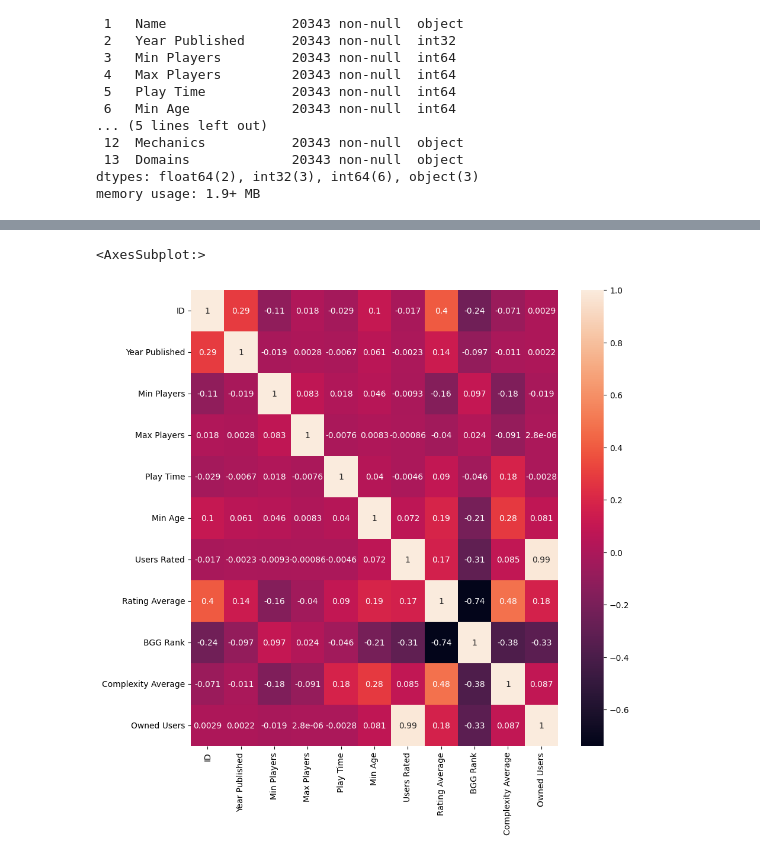
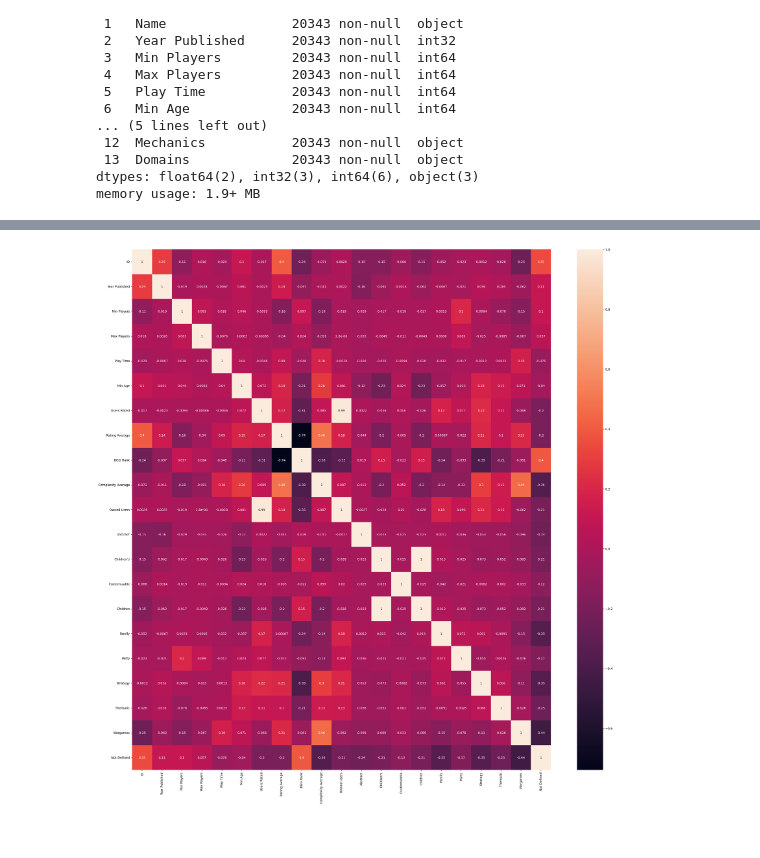
Before and after one commit to svalencia-romero/Prediccion-rating-de-usuarios-de-juegos-de-mesa, a Jupyter notebook: notebooks/02_Preprocesamiento.ipynb, the cells around one changed output, grey strips where cells are left out. Saved outputs shown, nothing was run; the diff lists cells and outputs as text; code cells hidden in the pictures.

```diff
--- a/notebooks/02_Preprocesamiento.ipynb
+++ b/notebooks/02_Preprocesamiento.ipynb
@@ -76,0 +79,3 @@ memory usage: 1.9+ MB
+# %%
+df = df.join(df['Domains'].str.split(expand=True))
+df = pd.get_dummies(df, columns=[0,1,2,3,4,5])
@@ -76,0 +84,16 @@ memory usage: 1.9+ MB
+# %%
+df["Children"] = df[["0_Children's", "2_Children's"]].any(axis='columns').astype(int)
+df["Customizable"] = df[["2_Customizable", "0_Customizable"]].any(axis='columns').astype(int)
+df["Family"] = df[["2_Family", "0_Family"]].any(axis='columns').astype(int)
+df["Party"] = df[["0_Party", "2_Party","4_Party"]].any(axis='columns').astype(int)
+df["Strategy"] = df[["0_Strategy", "2_Strategy"]].any(axis='columns').astype(int)
+df["Thematic"] = df[["0_Thematic", "2_Thematic","4_Thematic"]].any(axis='columns').astype(int)
+df["Wargames"] = df[["0_Wargames", "2_Wargames","4_Wargames"]].any(axis='columns').astype(int)
+df["Domain_Not Defined"] = df[["0_Not","1_Defined"]].any(axis='columns').astype(int)
+df = df.rename(columns={"0_Abstract":"Abstract"})
+df["Abstract"].astype(int)
+df.drop(["0_Children's", '0_Customizable', '0_Family', '0_Not',
+       '0_Party', '0_Strategy', '0_Thematic', '0_Wargames', '1_Defined',
+       '1_Games', '1_Games,', "2_Children's", '2_Customizable', '2_Family',
+       '2_Party', '2_Strategy', '2_Thematic', '2_Wargames', '3_Games',
+       '3_Games,', '4_Party', '4_Thematic', '4_Wargames', '5_Games'],inplace=True,axis=1)
@@ -76,0 +103,4 @@ memory usage: 1.9+ MB
+# %%
+df_descriptions = df['Mechanics'].str.get_dummies(', ')
+
+df = pd.concat([df, df_descriptions], axis=1)
@@ -77,6 +172,5 @@ memory usage: 1.9+ MB
 # %%
-plt.figure(figsize=(10,10))
-sns.heatmap(df.corr(), annot=True)
+plt.figure(figsize=(30,30))
+sns.heatmap(df.corr(), annot=True);
 # %% [output]
-<AxesSubplot:>
-[figure, old version]
+[figure, new version]
```
Also changed, not shown: parts of 10 cells of this notebook, 3 other files.
